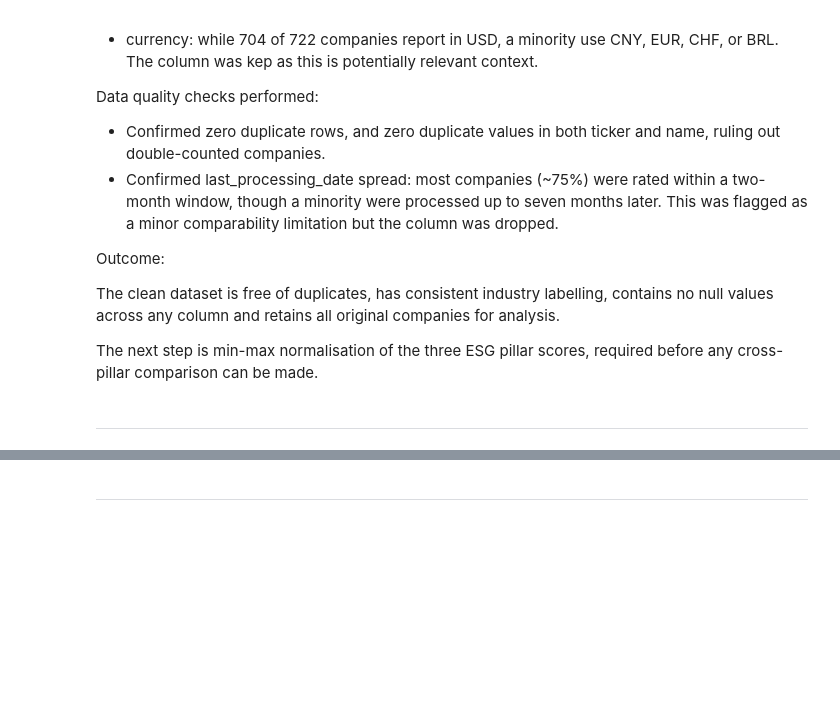
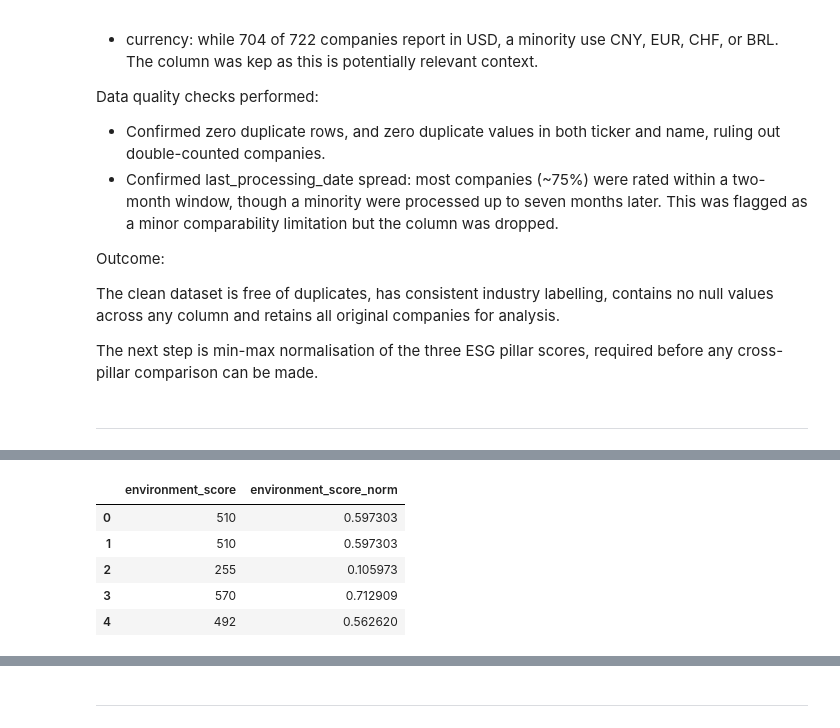
Before and after one commit to ColmHH/esg_corporate_analysis, a Jupyter notebook: jupyter_notebooks/esg_corporate_analysis.ipynb, the cells around one changed output, grey strips where cells are left out. Drawn from its saved outputs; the diff is of its cells as text; code cells hidden in the pictures; blank space fills up the shorter version.

```diff
--- a/jupyter_notebooks/esg_corporate_analysis.ipynb
+++ b/jupyter_notebooks/esg_corporate_analysis.ipynb
@@ -560,0 +568,11 @@ NOTE
+# %%
+df_clean["environment_score_norm"] = (df_clean["environment_score"] - df_clean["environment_score"].min()) / (df_clean["environment_score"].max() - df_clean["environment_score"].min())
+
+df_clean[["environment_score", "environment_score_norm"]].head()
+# %% [output]
+|  | environment_score | environment_score_norm |
+| 0 | 510 | 0.597303 |
+| 1 | 510 | 0.597303 |
+| 2 | 255 | 0.105973 |
+| 3 | 570 | 0.712909 |
+| 4 | 492 | 0.562620 |
```
Also changed, not shown: parts of 7 cells of this notebook.
